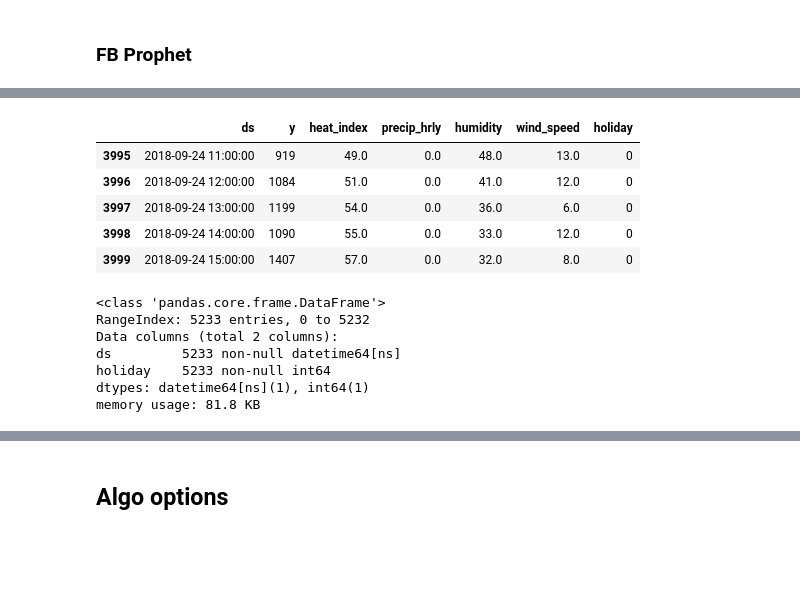
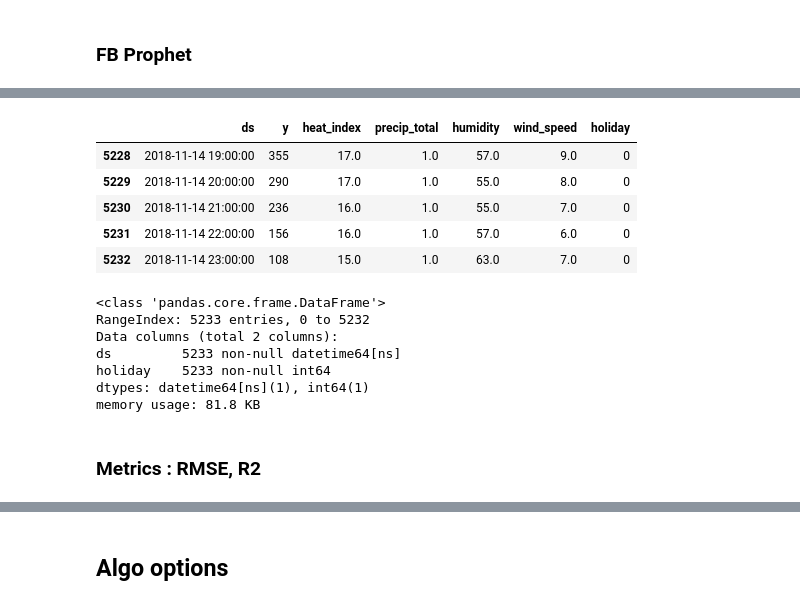
Before and after one commit to Rimab55/Forecasting_Bixi_Bikeshare_rentals, a Jupyter notebook: Time_Series.ipynb, the cells around one changed output, grey strips where cells are left out. Drawn from its saved outputs; the diff is of its cells as text; code cells hidden in the pictures; blank space fills up the shorter version.

```diff
--- a/Time_Series.ipynb
+++ b/Time_Series.ipynb
@@ -323,18 +338,19 @@ from fbprophet import Prophet
 ts_fb = y.reset_index().rename(columns = {'date_hour': 'ds', "bixi_rentals": "y"})
 # %%
 ts_fb['heat_index'] = df['heat_index']
-ts_fb['precip_hrly'] = df['precip_hrly']
+# ts_fb['precip_hrly'] = df['precip_hrly']
+ts_fb['precip_total'] = df['precip_total']
 ts_fb['humidity'] = df['humidity']
 ts_fb['wind_speed'] = df['wind_speed']
 ts_fb['holiday'] = df['is_holiday']
-ts_fb[:4000].tail()
+ts_fb.tail()
 # %% [output]
-|  | ds | y | heat_index | precip_hrly | humidity | wind_speed | holiday |
-| 3995 | 2018-09-24 11:00:00 | 919 | 49.0 | 0.0 | 48.0 | 13.0 | 0 |
-| 3996 | 2018-09-24 12:00:00 | 1084 | 51.0 | 0.0 | 41.0 | 12.0 | 0 |
-| 3997 | 2018-09-24 13:00:00 | 1199 | 54.0 | 0.0 | 36.0 | 6.0 | 0 |
-| 3998 | 2018-09-24 14:00:00 | 1090 | 55.0 | 0.0 | 33.0 | 12.0 | 0 |
-| 3999 | 2018-09-24 15:00:00 | 1407 | 57.0 | 0.0 | 32.0 | 8.0 | 0 |
+|  | ds | y | heat_index | precip_total | humidity | wind_speed | holiday |
+| 5228 | 2018-11-14 19:00:00 | 355 | 17.0 | 1.0 | 57.0 | 9.0 | 0 |
+| 5229 | 2018-11-14 20:00:00 | 290 | 17.0 | 1.0 | 55.0 | 8.0 | 0 |
+| 5230 | 2018-11-14 21:00:00 | 236 | 16.0 | 1.0 | 55.0 | 7.0 | 0 |
+| 5231 | 2018-11-14 22:00:00 | 156 | 16.0 | 1.0 | 57.0 | 6.0 | 0 |
+| 5232 | 2018-11-14 23:00:00 | 108 | 15.0 | 1.0 | 63.0 | 7.0 | 0 |
 # %%
 holidays = ts_fb[['ds','holiday']]
 holidays.info()
@@ -346,3 +362,5 @@ ds         5233 non-null datetime64[ns]
 holiday    5233 non-null int64
 dtypes: datetime64[ns](1), int64(1)
 memory usage: 81.8 KB
+# %% [markdown]
+### Metrics : RMSE, R2
```
Also changed, not shown: parts of 28 cells of this notebook.
